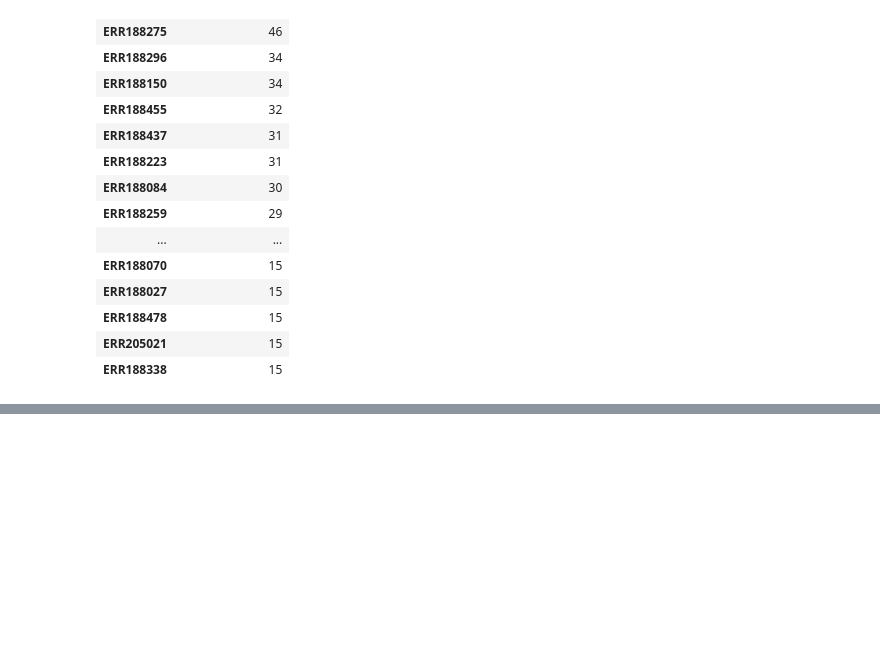
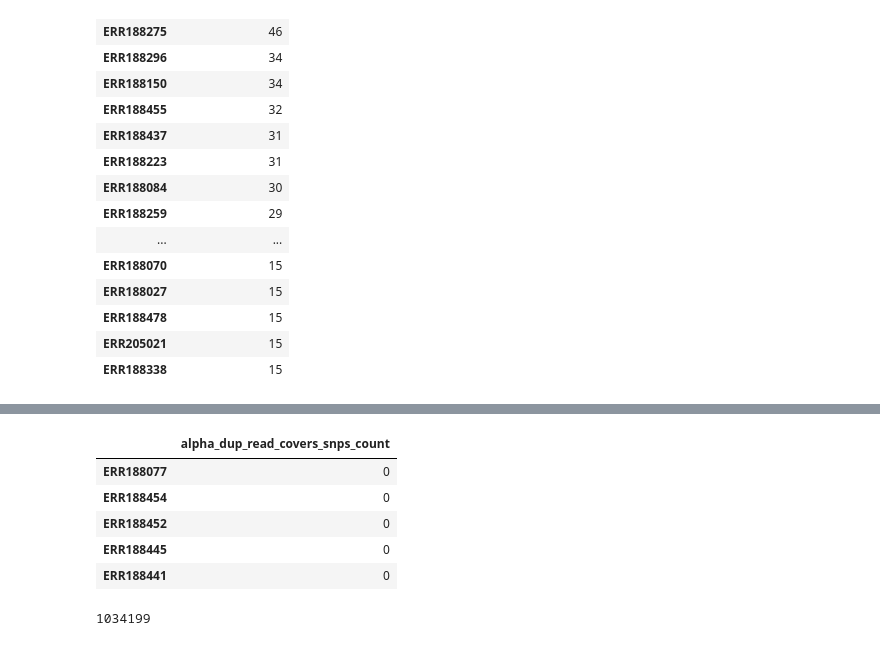
Before and after one commit to NCBI-Hackathons/Tryptase_Duplication, a Jupyter notebook: analysis/notebooks/create_scatter_figure.ipynb, the cells around one changed output, grey strips where cells are left out. Drawn from its saved outputs; the diff is of its cells as text; code cells hidden in the pictures; blank space fills up the shorter version.

```diff
--- a/analysis/notebooks/create_scatter_figure.ipynb
+++ b/analysis/notebooks/create_scatter_figure.ipynb
@@ -145,0 +146,13 @@ grouped.mean()
+# %%
+master_df[master_df['source'] == 'geuvadis'][['alpha_dup_read_covers_snps_count']].sort_values('alpha_dup_read_covers_snps_count', ascending=False).head()
+# %% [output]
+|  | alpha_dup_read_covers_snps_count |
+| ERR188077 | 0 |
+| ERR188454 | 0 |
+| ERR188452 | 0 |
+| ERR188445 | 0 |
+| ERR188441 | 0 |
+# %%
+master_df['beta_count'].sum()
+# %% [output]
+1034199
```
Also changed, not shown: parts of 3 cells of this notebook, 15 other files.
